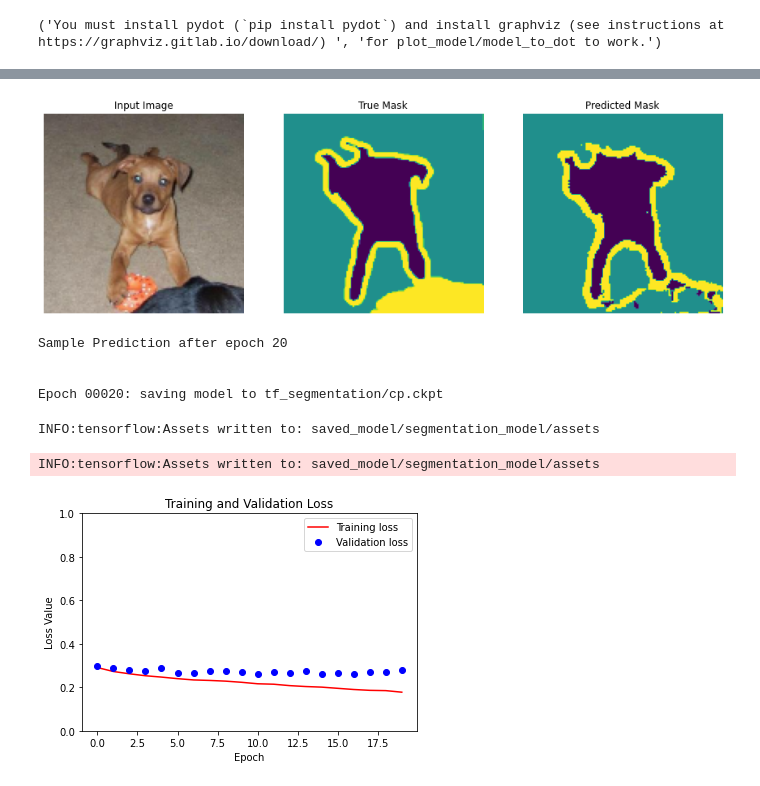
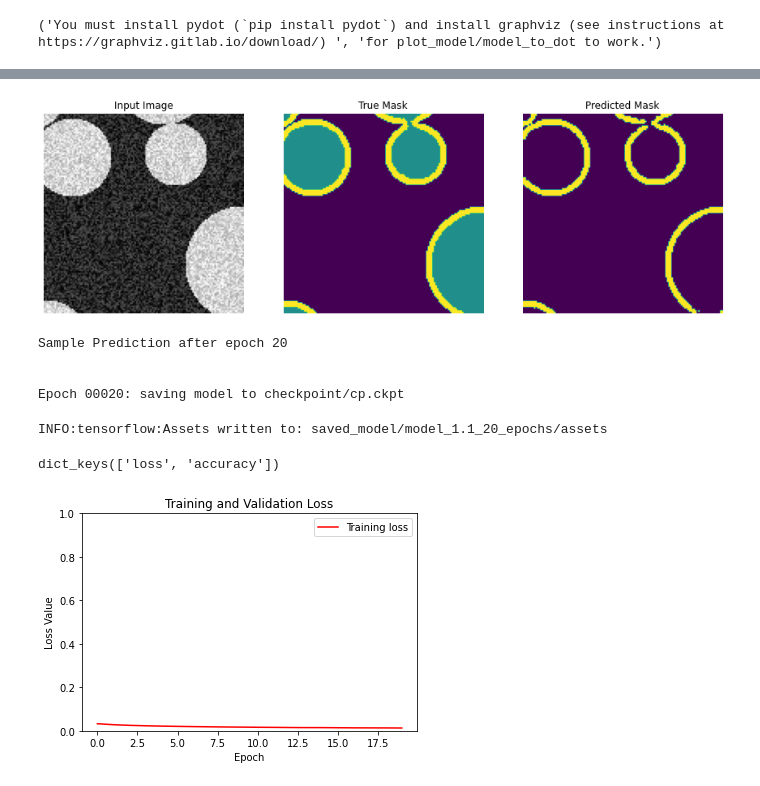
Before and after one commit to Ross0899/mphys-project-cnn-pre-process, a Jupyter notebook: cnn_model.ipynb, the cells around one changed output, grey strips where cells are left out. Drawn from its saved outputs; the diff is of its cells as text; code cells hidden in the pictures.

```diff
--- a/cnn_model.ipynb
+++ b/cnn_model.ipynb
@@ -14,15 +19,0 @@ import matplotlib.pyplot as plt
-# %%
-dataset, info = tfds.load('oxford_iiit_pet:3.*.*', with_info=True)
-
-def normalize(input_image, input_mask):
-    input_image = tf.cast(input_image, tf.float32) / 255.0
-    input_mask -= 1
-    return input_image, input_mask
-
-def load_image(datapoint):
-    input_image = tf.image.resize(datapoint['image'], (128, 128))
-    input_mask = tf.image.resize(datapoint['segmentation_mask'], (128, 128))
-
-    input_image, input_mask = normalize(input_image, input_mask)
-
-    return input_image, input_mask
@@ -65,0 +20,3 @@ test_batches = test_images.batch(BATCH_SIZE)
+# %%
+BATCH_SIZE = 89
+BUFFER_SIZE = 1000
@@ -65,0 +116,15 @@ test_batches = test_images.batch(BATCH_SIZE)
+# %%
+SIZE_TRAIN = len(dataset["train"])
+SIZE_VALIDATION = len(dataset["validation"])
+SIZE_TEST = len(dataset["test"])
+STEPS_PER_EPOCH = SIZE_TRAIN // BATCH_SIZE
+
+print(f"Batch size:       {BATCH_SIZE}")
+print(f"Buffer size:      {BUFFER_SIZE}")
+print(f"Training batches: {len(train_batches)}")
+print(f"Test batches:     {len(test_batches)}")
+print(f"Steps per epoch:  {STEPS_PER_EPOCH}\n")
+
+print(f"Train size:       {SIZE_TRAIN}")
+print(f"Validation size:  {SIZE_VALIDATION}")
+print(f"Test size:        {SIZE_TEST}")
@@ -77,7 +152,7 @@ def display(display_list):
 
     plt.show()
 
-for images, masks in train_batches.take(2):
-    sample_image, sample_mask = images[0], masks[0]
+for image, mask in train_batches.take(2):
+    sample_image, sample_mask = image[0], mask[0]
     display([sample_image, sample_mask])
 # %% [output]
@@ -168,44 +243,47 @@ class DisplayCallback(tf.keras.callbacks.Callback):
 # %%
 import os
 
 EPOCHS = 20
 VAL_SUBSPLITS = 5
-VALIDATION_STEPS = info.splits['test'].num_examples//BATCH_SIZE//VAL_SUBSPLITS
+VALIDATION_STEPS = SIZE_TEST//BATCH_SIZE//VAL_SUBSPLITS
 
-checkpoint_path = "tf_segmentation/cp.ckpt"
+checkpoint_path = "checkpoint/cp.ckpt"
 checkpoint_dir = os.path.dirname(checkpoint_path)
 
 # Create a callback that saves the model's weights
 cp_callback = tf.keras.callbacks.ModelCheckpoint(filepath=checkpoint_path,
                                                  save_weights_only=True,
                                                  verbose=1)
 
 model.save_weights(checkpoint_path.format(epoch=0))
 
 model_history = model.fit(train_batches, epochs=EPOCHS,
                           steps_per_epoch=STEPS_PER_EPOCH,
                           validation_steps=VALIDATION_STEPS,
-                          validation_data=test_batches,
+                          validation_data=test_batches, # should be validation data
                           callbacks=[DisplayCallback(), cp_callback])
 # %% [output]
-[figure, old version]
+[figure, new version]
 Sample Prediction after epoch 20
 
 
-Epoch 00020: saving model to tf_segmentation/cp.ckpt
+Epoch 00020: saving model to checkpoint/cp.ckpt
 # %%
 !mkdir -p saved_model
-model.save("saved_model/segmentation_model")
+model.save("saved_model/model_1.1_20_epochs")
 # %% [output]
-INFO:tensorflow:Assets written to: saved_model/segmentation_model/assets
+INFO:tensorflow:Assets written to: saved_model/model_1.1_20_epochs/assets
-INFO:tensorflow:Assets written to: saved_model/segmentation_model/assets
+# %%
+print(model_history.history.keys())
+# %% [output]
+dict_keys(['loss', 'accuracy'])
 # %%
 loss = model_history.history['loss']
-val_loss = model_history.history['val_loss']
+#val_loss = model_history['val_loss']
 
 plt.figure()
 plt.plot(model_history.epoch, loss, 'r', label='Training loss')
-plt.plot(model_history.epoch, val_loss, 'bo', label='Validation loss')
+#plt.plot(model_history.epoch, val_loss, 'bo', label='Validation loss')
 plt.title('Training and Validation Loss')
 plt.xlabel('Epoch')
 plt.ylabel('Loss Value')
@@ -213,5 +291,5 @@ plt.ylim([0, 1])
 plt.legend()
 plt.show()
 # %% [output]
-[figure, old version]
+[figure, new version]
 # %%
```
Also changed, not shown: parts of 14 cells of this notebook, 1 other file.
